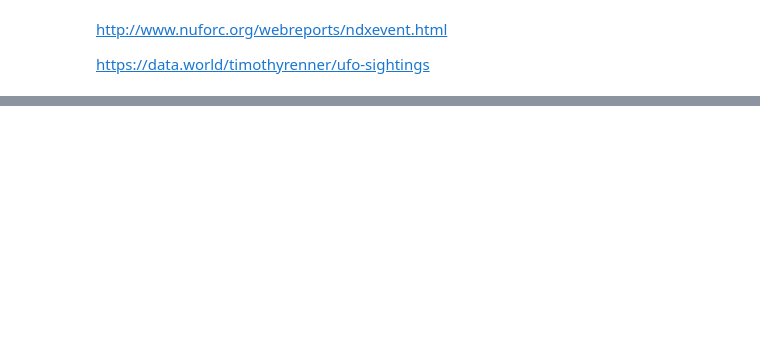
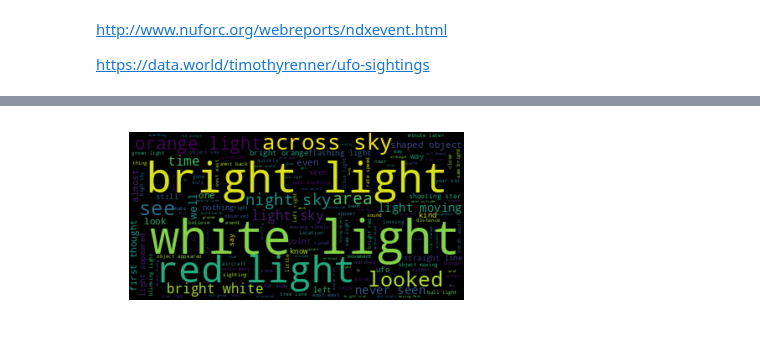
Before and after one commit to sbuch337/COMP4447, a Jupyter notebook: project.ipynb, the cells around one changed output, grey strips where cells are left out. Saved outputs shown, nothing was run; the diff lists cells and outputs as text; code cells hidden in the pictures; blank space fills up the shorter version.

Commit message:
Update to project jupyter file
began cleaning cities and countries

also add lemmatization back in

```diff
--- a/project.ipynb
+++ b/project.ipynb
@@ -158,0 +248,5 @@ len(sightings)
+# %%
+sightings = sightings[sightings['Summary'].str.contains('MADAR')==False]
+sightings = sightings[sightings["Detail_Summary"] != "Summary detail page not found."]
+sightings = sightings[(sightings["Detail_Summary"].isnull() == False)]
+len(sightings)
@@ -159 +306,4 @@ len(sightings)
+# %%
+sightings_cleaned = sightings.copy()
+sightings_cleaned['Detail_Summary_nltk'] = sightings_cleaned['Detail_Summary'].apply(clean_text)
 # %%
@@ -164,0 +323,6 @@ sightings
+# %%
+sightings_cleaned = sightings_cleaned[sightings_cleaned['Detail_Summary_nltk'].str.contains('nuforc note')==False]
+sightings_cleaned = sightings_cleaned[sightings_cleaned['Detail_Summary_nltk'].str.contains('NUFORC note')==False]
+sightings_cleaned = sightings_cleaned[sightings_cleaned['Detail_Summary_nltk'].str.contains('nuforc')==False]
+sightings_cleaned = sightings_cleaned[sightings_cleaned['Detail_Summary_nltk'].str.contains('NUFORC')==False]
+len(sightings_cleaned)
@@ -164,0 +528,14 @@ sightings
+# %%
+sightings_cleaned.loc[sightings_cleaned.Shape == "TRIANGULAR", "Shape"] = "Triangle"
+sightings_cleaned.loc[sightings_cleaned.Shape == "Unknown", "Shape"] = None
+sightings_cleaned.loc[sightings_cleaned.Shape == "", "Shape"] = None
+# %%
+text = " ".join(t for t in sightings_cleaned.Detail_Summary_nltk.astype(str))
+wordcloud = WordCloud().generate(text)
+
+plt.imshow(wordcloud, interpolation='bilinear')
+plt.axis("off")
+
+plt.show()
+# %% [output]
+[figure, added]
```
Also changed, not shown: parts of 29 cells of this notebook.
